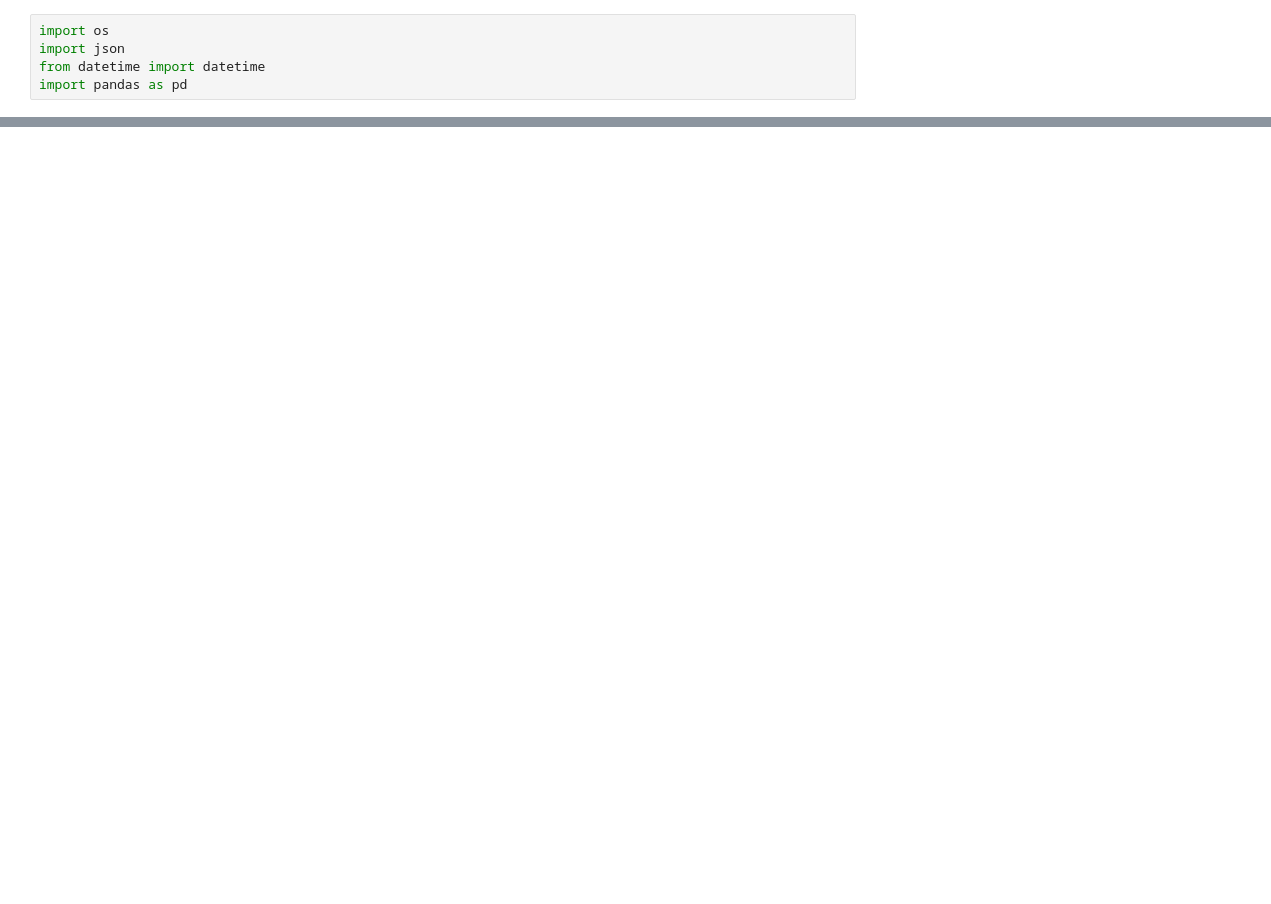
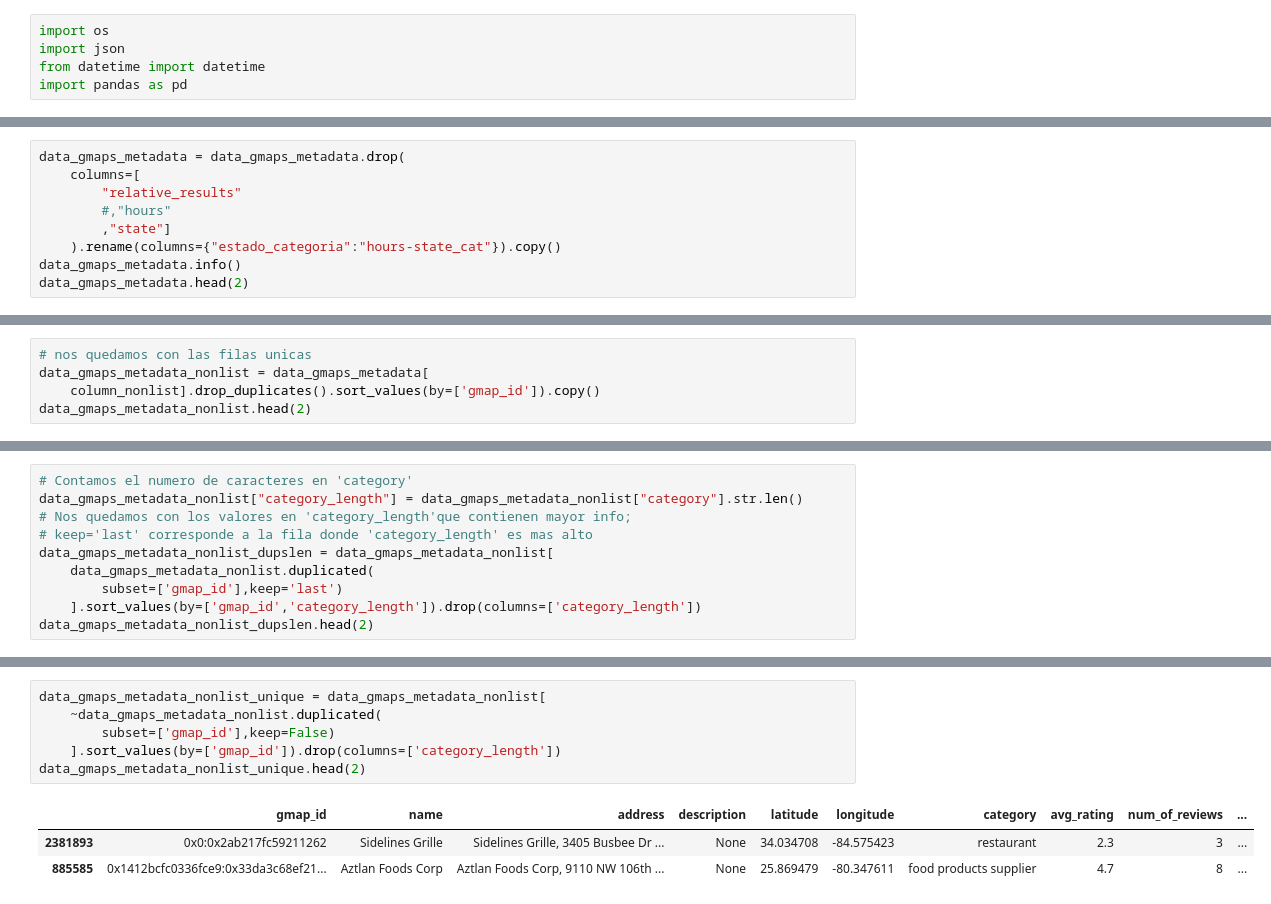
Before and after one commit to MatB1988/proyectogrupal, a Jupyter notebook: Pruebas/gmaps_meta_dups.ipynb, the cells around one changed output, grey strips where cells are left out. Cells and saved outputs as stored; diff of their text form; blank space fills up the shorter version.

Commit message:
gmaps duplicados

```diff
--- a/Pruebas/gmaps_meta_dups.ipynb
+++ b/Pruebas/gmaps_meta_dups.ipynb
@@ -47,0 +43,9 @@ TypeError: unhashable type: 'list'
+# %%
+data_gmaps_metadata = data_gmaps_metadata.drop(
+    columns=[
+        "relative_results"
+        #,"hours"
+        ,"state"]
+    ).rename(columns={"estado_categoria":"hours-state_cat"}).copy()
+data_gmaps_metadata.info()
+data_gmaps_metadata.head(2)
@@ -47,0 +102,5 @@ TypeError: unhashable type: 'list'
+# %%
+# nos quedamos con las filas unicas
+data_gmaps_metadata_nonlist = data_gmaps_metadata[
+    column_nonlist].drop_duplicates().sort_values(by=['gmap_id']).copy()
+data_gmaps_metadata_nonlist.head(2)
@@ -47,0 +111,10 @@ TypeError: unhashable type: 'list'
+# %%
+# Contamos el numero de caracteres en 'category'
+data_gmaps_metadata_nonlist["category_length"] = data_gmaps_metadata_nonlist["category"].str.len()
+# Nos quedamos con los valores en 'category_length'que contienen mayor info;
+# keep='last' corresponde a la fila donde 'category_length' es mas alto
+data_gmaps_metadata_nonlist_dupslen = data_gmaps_metadata_nonlist[
+    data_gmaps_metadata_nonlist.duplicated(
+        subset=['gmap_id'],keep='last')
+    ].sort_values(by=['gmap_id','category_length']).drop(columns=['category_length'])
+data_gmaps_metadata_nonlist_dupslen.head(2)
@@ -47,0 +125,10 @@ TypeError: unhashable type: 'list'
+# %%
+data_gmaps_metadata_nonlist_unique = data_gmaps_metadata_nonlist[
+    ~data_gmaps_metadata_nonlist.duplicated(
+        subset=['gmap_id'],keep=False)
+    ].sort_values(by=['gmap_id']).drop(columns=['category_length'])
+data_gmaps_metadata_nonlist_unique.head(2)
+# %% [output]
+|  | gmap_id | name | address | description | latitude | longitude | category | avg_rating | num_of_reviews | ... |
+| 2381893 | 0x0:0x2ab217fc59211262 | Sidelines Grille | Sidelines Grille, 3405 Busbee Dr ... | None | 34.034708 | -84.575423 | restaurant | 2.3 | 3 | ... |
+| 885585 | 0x1412bcfc0336fce9:0x33da3c68ef21... | Aztlan Foods Corp | Aztlan Foods Corp, 9110 NW 106th ... | None | 25.869479 | -80.347611 | food products supplier | 4.7 | 8 | ... |
```
Also changed, not shown: parts of 19 cells of this notebook, 2 other files.
